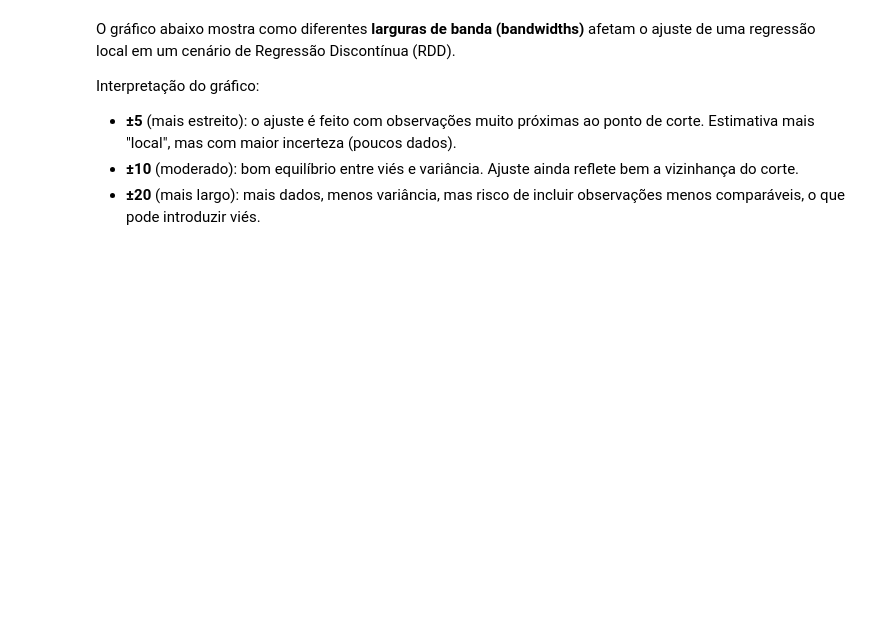
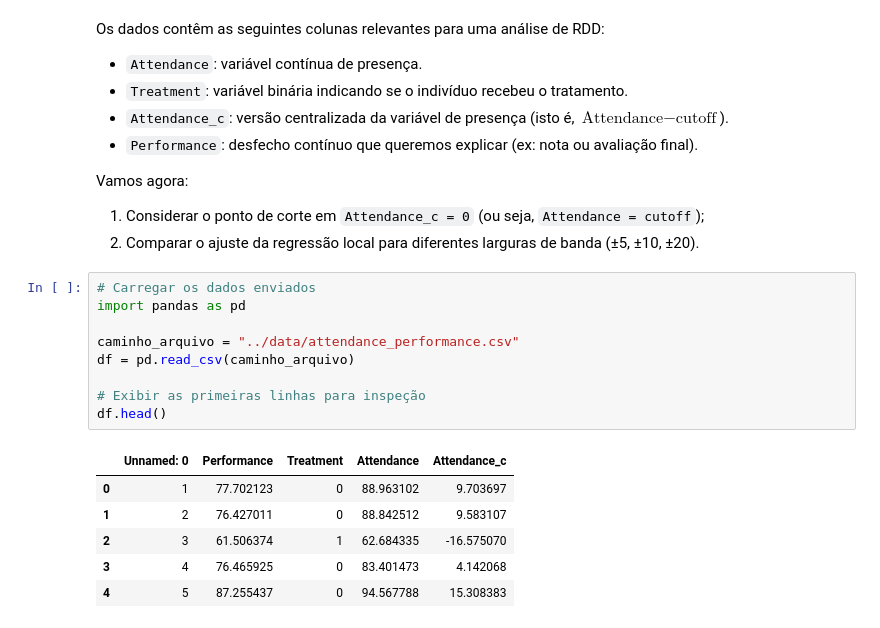
Before and after one commit to AILAB-CEFET-RJ/gcc1625, a Jupyter notebook: notebooks/13_rdd_bandwidth.ipynb, the cells around one changed output. Saved outputs shown, nothing was run; the diff lists cells and outputs as text; blank space fills up the shorter version.

```diff
--- a/notebooks/13_rdd_bandwidth.ipynb
+++ b/notebooks/13_rdd_bandwidth.ipynb
@@ -1,8 +1,28 @@
 # %% [markdown]
-O gráfico abaixo mostra como diferentes **larguras de banda (bandwidths)** afetam o ajuste de uma regressão local em um cenário de Regressão Discontínua (RDD).
+Os dados contêm as seguintes colunas relevantes para uma análise de RDD:
 
-Interpretação do gráfico:
+* `Attendance`: variável contínua de presença.
+* `Treatment`: variável binária indicando se o indivíduo recebeu o tratamento.
+* `Attendance_c`: versão centralizada da variável de presença (isto é, $\text{Attendance} - \text{cutoff}$).
+* `Performance`: desfecho contínuo que queremos explicar (ex: nota ou avaliação final).
 
-* **±5** (mais estreito): o ajuste é feito com observações muito próximas ao ponto de corte. Estimativa mais "local", mas com maior incerteza (poucos dados).
-* **±10** (moderado): bom equilíbrio entre viés e variância. Ajuste ainda reflete bem a vizinhança do corte.
-* **±20** (mais largo): mais dados, menos variância, mas risco de incluir observações menos comparáveis, o que pode introduzir viés.
+Vamos agora:
+
+1. Considerar o ponto de corte em `Attendance_c = 0` (ou seja, `Attendance = cutoff`);
+2. Comparar o ajuste da regressão local para diferentes larguras de banda (±5, ±10, ±20).
+# %%
+# Carregar os dados enviados
+import pandas as pd
+
+caminho_arquivo = "../data/attendance_performance.csv"
+df = pd.read_csv(caminho_arquivo)
+
+# Exibir as primeiras linhas para inspeção
+df.head()
+# %% [output]
+|  | Unnamed: 0 | Performance | Treatment | Attendance | Attendance_c |
+| 0 | 1 | 77.702123 | 0 | 88.963102 | 9.703697 |
+| 1 | 2 | 76.427011 | 0 | 88.842512 | 9.583107 |
+| 2 | 3 | 61.506374 | 1 | 62.684335 | -16.575070 |
+| 3 | 4 | 76.465925 | 0 | 83.401473 | 4.142068 |
+| 4 | 5 | 87.255437 | 0 | 94.567788 | 15.308383 |
```
Also changed, not shown: parts of 6 cells of this notebook, 4 other files.
